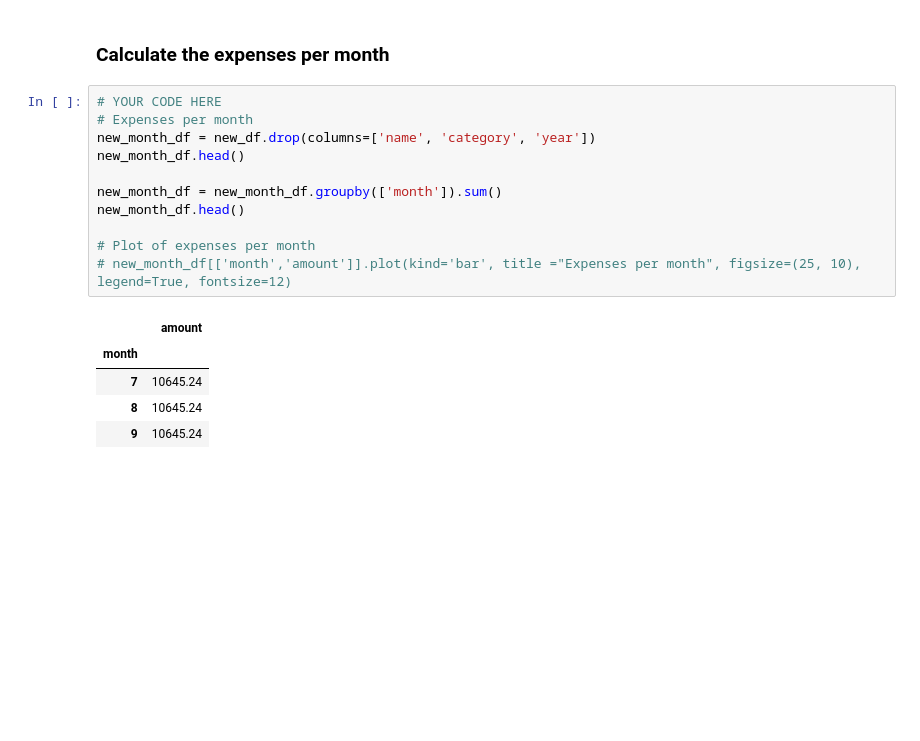
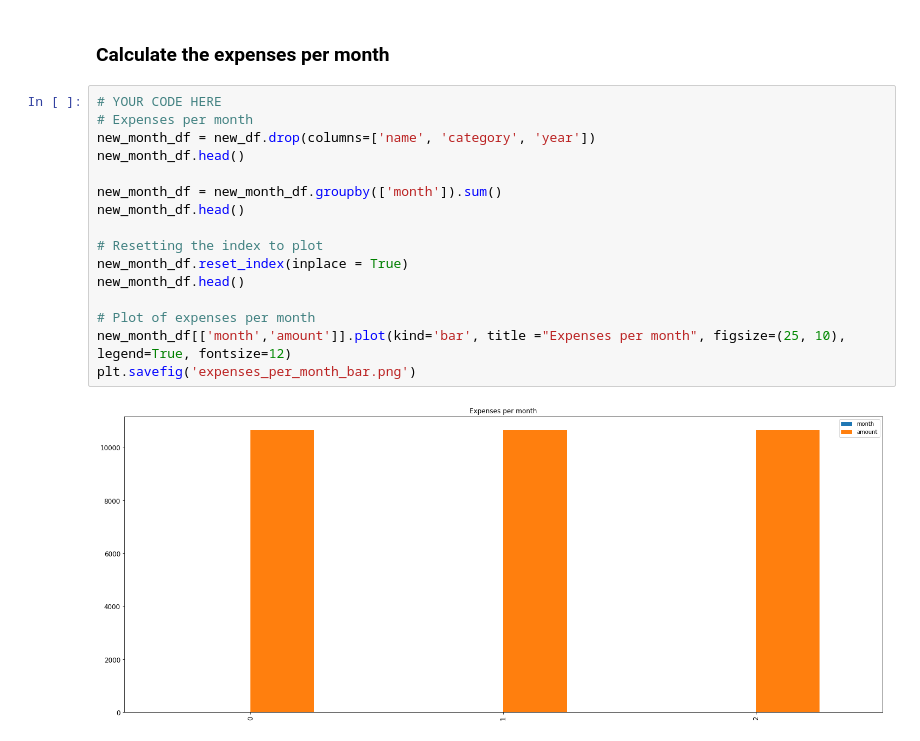
Before and after one commit to manchester9/fintech, a Jupyter notebook: 05-apis/Starter_Code/account_summary.ipynb, the cells around one changed output. Saved outputs shown, nothing was run; the diff lists cells and outputs as text; blank space fills up the shorter version.

```diff
--- a/05-apis/Starter_Code/account_summary.ipynb
+++ b/05-apis/Starter_Code/account_summary.ipynb
@@ -310,17 +310,18 @@ new_df.head()
 # %%
 # YOUR CODE HERE
 # Expenses per month
 new_month_df = new_df.drop(columns=['name', 'category', 'year'])
 new_month_df.head()
 
 new_month_df = new_month_df.groupby(['month']).sum()
 new_month_df.head()
 
+# Resetting the index to plot
+new_month_df.reset_index(inplace = True)
+new_month_df.head()
+
 # Plot of expenses per month
-# new_month_df[['month','amount']].plot(kind='bar', title ="Expenses per month", figsize=(25, 10), legend=True, fontsize=12)
+new_month_df[['month','amount']].plot(kind='bar', title ="Expenses per month", figsize=(25, 10), legend=True, fontsize=12)
+plt.savefig('expenses_per_month_bar.png')
 # %% [output]
-|  | amount |
-| month |  |
-| 7 | 10645.24 |
-| 8 | 10645.24 |
-| 9 | 10645.24 |
+[figure, added]
```
Also changed, not shown: parts of 6 cells of this notebook, 1 other file.
